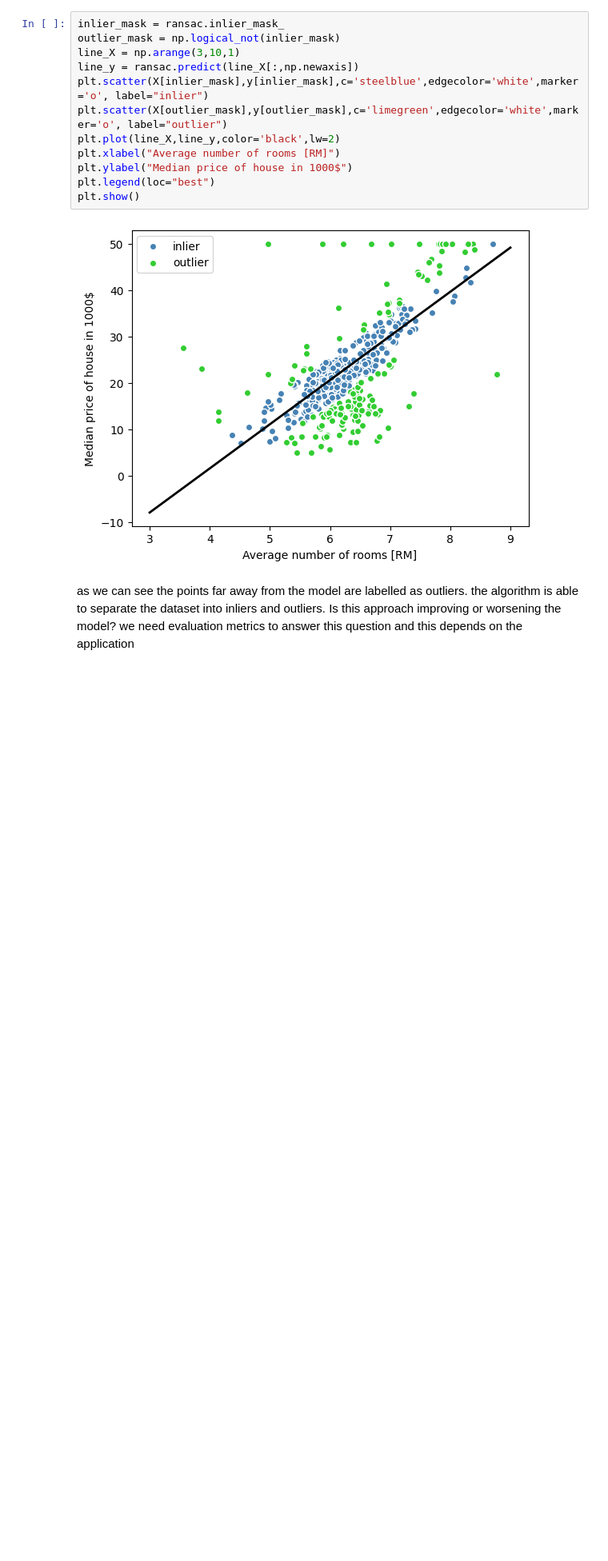
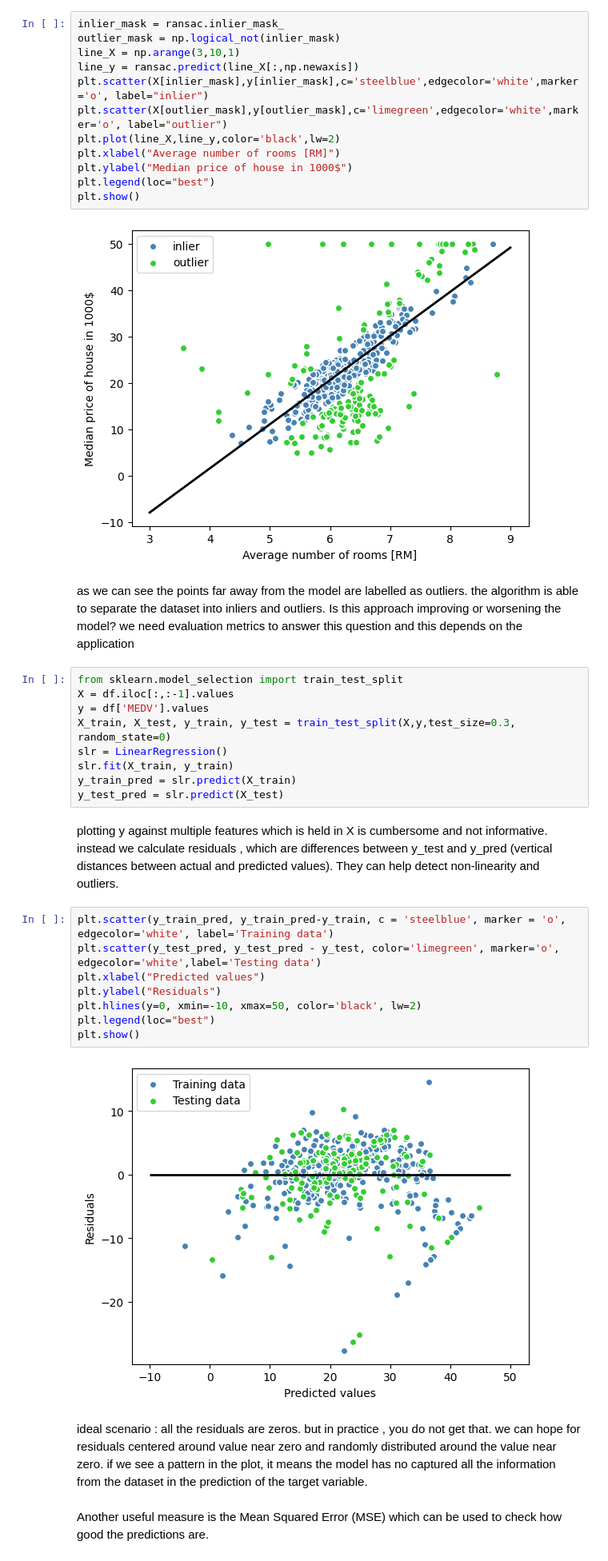
Before and after one commit to Divyesh-Kanagavel/HandsOnML-AI, a Jupyter notebook: Regression_analysis.ipynb, the cells around one changed output. Shown: that part at 80% size. Saved outputs shown, nothing was run; the diff lists cells and outputs as text; blank space fills up the shorter version.

Commit message:
evaluation metrics for regression

```diff
--- a/Regression_analysis.ipynb
+++ b/Regression_analysis.ipynb
@@ -208,3 +208,28 @@ plt.show()
 [figure]
 # %% [markdown]
 as we can see the points far away from the model are labelled as outliers. the algorithm is able to separate the dataset into inliers and outliers. Is this approach improving or worsening the model? we need evaluation metrics to answer this question and this depends on the application
+# %%
+from sklearn.model_selection import train_test_split
+X = df.iloc[:,:-1].values
+y = df['MEDV'].values
+X_train, X_test, y_train, y_test = train_test_split(X,y,test_size=0.3, random_state=0)
+slr = LinearRegression()
+slr.fit(X_train, y_train)
+y_train_pred = slr.predict(X_train)
+y_test_pred = slr.predict(X_test)
+# %% [markdown]
+plotting y against multiple features which is held in X is cumbersome and not informative. instead we calculate residuals , which are differences between y_test and y_pred (vertical distances between actual and predicted values). They can help detect non-linearity and outliers.
+# %%
+plt.scatter(y_train_pred, y_train_pred-y_train, c = 'steelblue', marker = 'o', edgecolor='white', label='Training data')
+plt.scatter(y_test_pred, y_test_pred - y_test, color='limegreen', marker='o', edgecolor='white',label='Testing data')
+plt.xlabel("Predicted values")
+plt.ylabel("Residuals")
+plt.hlines(y=0, xmin=-10, xmax=50, color='black', lw=2)
+plt.legend(loc="best")
+plt.show()
+# %% [output]
+[figure, added]
+# %% [markdown]
+ideal scenario : all the residuals are zeros. but in practice , you do not get that. we can hope for residuals centered around value near zero and randomly distributed around the value near zero. if we see a pattern in the plot, it means the model has no captured all the information from the dataset in the prediction of the target variable.
+# %% [markdown]
+Another useful measure is the Mean Squared Error (MSE) which can be used to check how good the predictions are.
```
Also changed, not shown: parts of 5 cells of this notebook.
